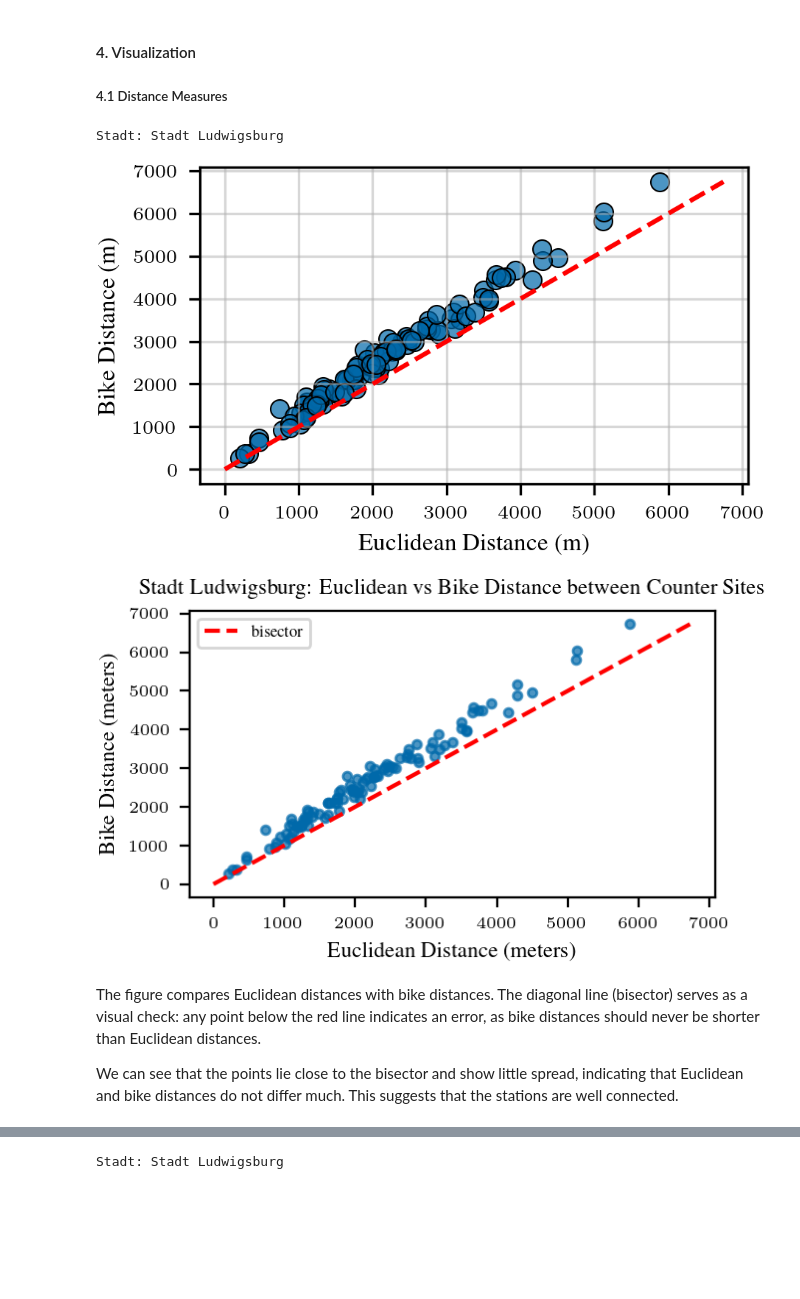
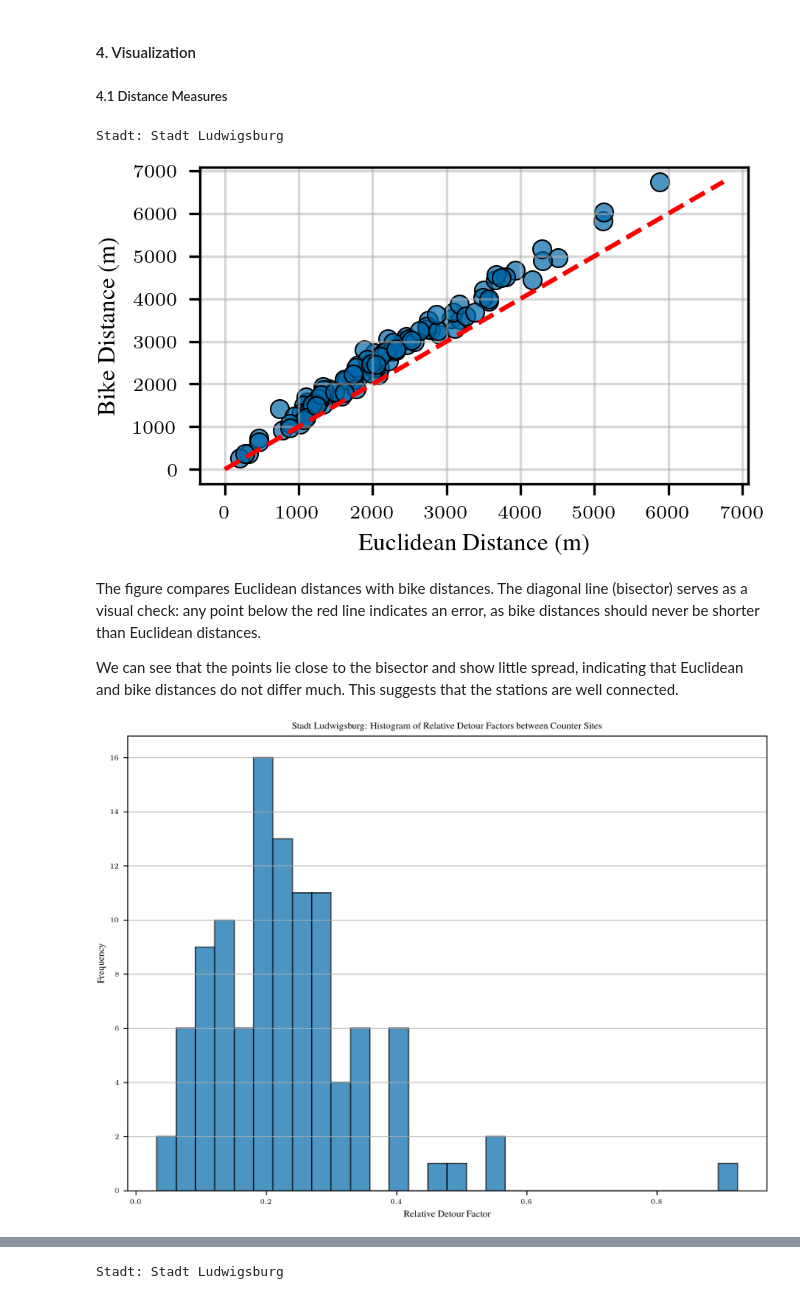
Before and after one commit to cleesee/fahrradzaehler, a Jupyter notebook: notebooks/distcorr_updated.ipynb, the cells around one changed output, grey strips where cells are left out. Drawn from its saved outputs; the diff is of its cells as text; code cells hidden in the pictures; blank space fills up the shorter version.

```diff
--- a/notebooks/distcorr_updated.ipynb
+++ b/notebooks/distcorr_updated.ipynb
@@ -109,6 +107,10 @@ domain_coords = {
     )
     for name in df_domain_grouped.groups.keys()
 }
+
+domain_slug = title_domain.replace(" ", "_").lower()
+distcorr_plot_dir = distcorr_plot_dir / domain_slug
+distcorr_plot_dir.mkdir(parents=True, exist_ok=True)
 # %% [output]
 Loading preprocessed dataframe from C:\Users\Crabsi\Desktop\QDS MASTER\WS2526 01\Data Literacy\Project\fahrradzaehler\data\processed\df_all.csv
 Stadt Ludwigsburg
@@ -152,7 +154,7 @@ for i in domain_coords:
 print("Max euclidean distance between counter sites:", max_euc_dist, "m")
 
 # access streetmaps graph with bike lanes, with mean cp and x km radius (adjust if needed)
-G = ox.graph_from_point(center_point, dist=(max_euc_dist / 2) + 500, network_type='bike')
+G = ox.graph_from_point(center_point, dist=(max_euc_dist / 2) + 1200, network_type='bike')
 largest_scc = max(nx.strongly_connected_components(G), key=len)
 G_scc = G.subgraph(largest_scc).copy()
 
@@ -436,26 +438,42 @@ with plt.rc_context(get_style(rel_width =1, font_adjustment=0, display_dpi=300))
     plt.grid(True, alpha=0.5)
     plt.savefig(filepath, dpi=300, bbox_inches="tight")
     plt.show()
-
-with plt.rc_context(get_style(rel_width=1,display_dpi=200)):
-    plt.scatter(euclidean_distances, bike_distances, s=10)
-    ## we need a bisector line for reference (again check for correctness)
-    max_dist = max(max(euclidean_distances), max(bike_distances))
-    plt.plot([0, max_dist], [0, max_dist], color='red', linestyle='--', label='bisector')
-    plt.legend()
-    plt.xlabel("Euclidean Distance (meters)")
-    plt.ylabel("Bike Distance (meters)")
-    safe_title = title_domain.replace("&", r"\&")
-    plt.title(f"{safe_title}: Euclidean vs Bike Distance between Counter Sites")
-    plt.show()
 # %% [output]
 Stadt: Stadt Ludwigsburg
 [figure]
-[figure, removed]
 # %% [markdown]
 The figure compares Euclidean distances with bike distances. The diagonal line (bisector) serves as a visual check: any point below the red line indicates an error, as bike distances should never be shorter than Euclidean distances.
 
 We can see that the points lie close to the bisector and show little spread, indicating that Euclidean and bike distances do not differ much. This suggests that the stations are well connected.
+# %%
+# 4.1.3 detour factor histogram (how much longer is bike distance compared to euclidean distance)
+filename = f"detour_factor_histogram_{title_domain.replace(' ', '_').lower()}.pdf"
+filepath = distcorr_plot_dir / filename
+
+detour_factors = []
+for i in range(len(sites1)):
+    for j in range(i + 1, len(sites1)):
+        site1 = sites1[i]
+        site2 = sites1[j]
+        bike_dist = dist_matrix.loc[site1, site2]
+        euclid_dist = dist_matrix_euclid.loc[site1, site2]
+        if euclid_dist > 0:
+            detour_factor = (bike_dist - euclid_dist) / euclid_dist
+            detour_factors.append(detour_factor)
+
+safe_title = title_domain.replace("&", r"\&")
+with plt.rc_context(get_style(rel_width=1, font_adjustment=0, display_dpi=300)):
+    plt.figure(figsize=(8, 6))
+    plt.hist(detour_factors, bins=30, edgecolor='black', alpha=0.7)
+    plt.xlabel("Relative Detour Factor")
+    plt.ylabel("Frequency")
+    plt.title(f"{safe_title}: Histogram of Relative Detour Factors between Counter Sites")
+    plt.grid(axis='y', alpha=0.75)
+    plt.tight_layout()
+    plt.savefig(filepath, dpi=300, bbox_inches="tight")
+    plt.show()
+# %% [output]
+[figure, new version]
 # %% [markdown]
 ##### 4.2 Distance and Correlation
 
```
Also changed, not shown: parts of 7 cells of this notebook.
